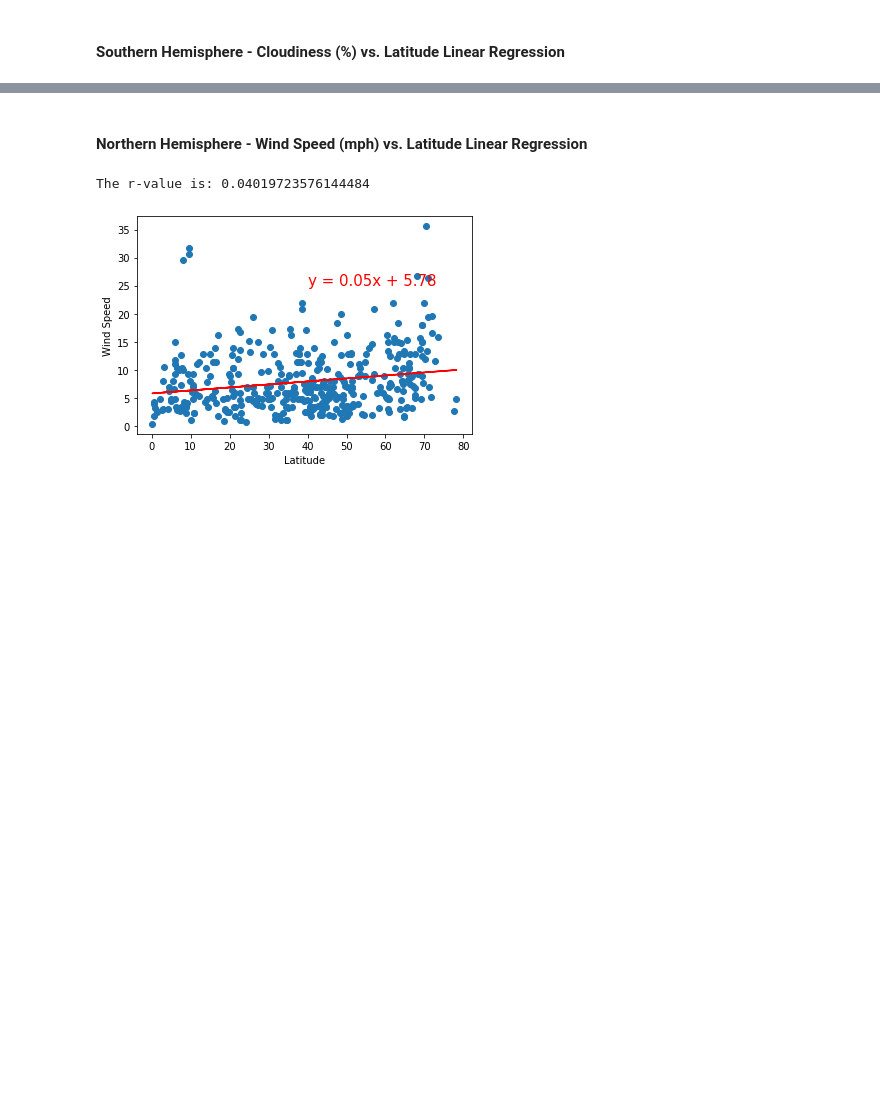
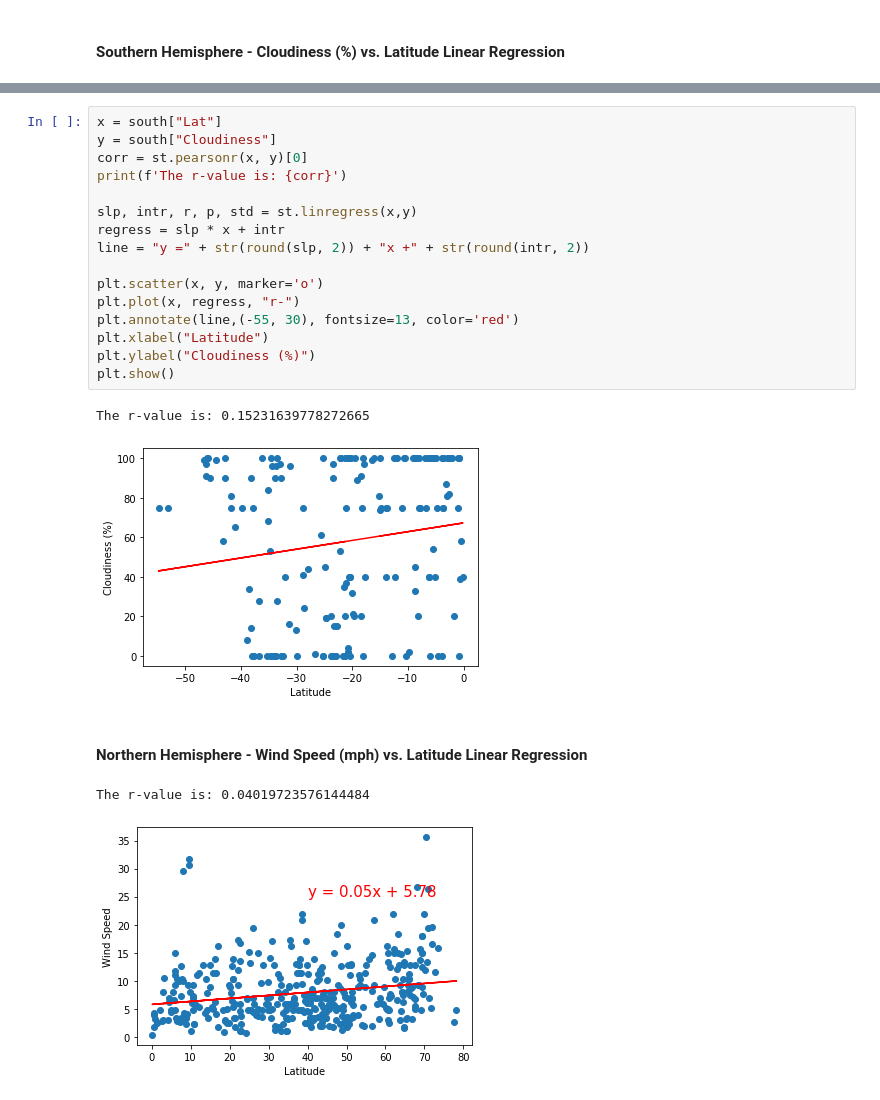
Before and after one commit to JRandle23/Python-API-Challenge, a Jupyter notebook: WeatherPy/WeatherPy.ipynb, the cells around one changed output, grey strips where cells are left out. Saved outputs shown, nothing was run; the diff lists cells and outputs as text; blank space fills up the shorter version.

```diff
--- a/WeatherPy/WeatherPy.ipynb
+++ b/WeatherPy/WeatherPy.ipynb
@@ -389,3 +415,22 @@ The r-value is: 0.0035263772085582894
+# %%
+x = south["Lat"]
+y = south["Cloudiness"]
+corr = st.pearsonr(x, y)[0]
+print(f'The r-value is: {corr}')
+
+slp, intr, r, p, std = st.linregress(x,y)
+regress = slp * x + intr
+line = "y =" + str(round(slp, 2)) + "x +" + str(round(intr, 2))
+
+plt.scatter(x, y, marker='o')
+plt.plot(x, regress, "r-")
+plt.annotate(line,(-55, 30), fontsize=13, color='red')
+plt.xlabel("Latitude")
+plt.ylabel("Cloudiness (%)")
+plt.show()
+# %% [output]
+The r-value is: 0.15231639778272665
+[figure, added]
 # %% [markdown]
 ####  Northern Hemisphere - Wind Speed (mph) vs. Latitude Linear Regression
 # %%
```
Also changed, not shown: parts of 5 cells of this notebook.
